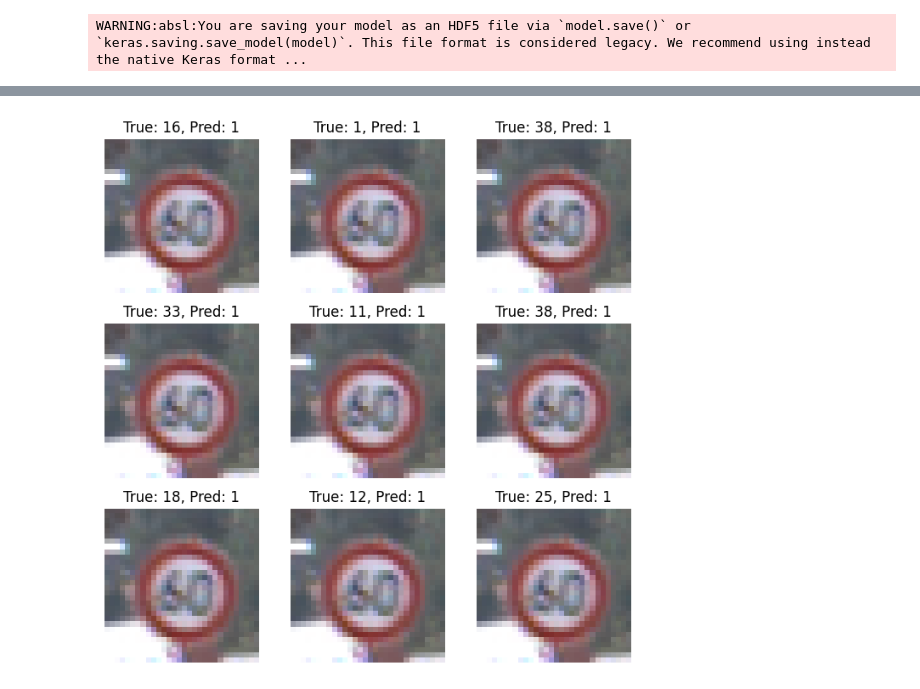
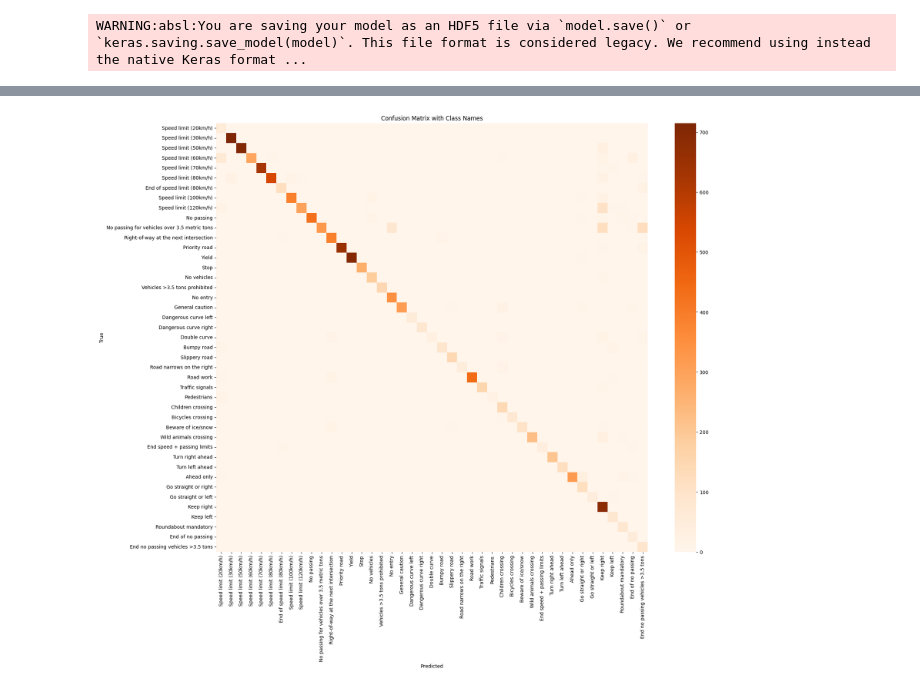
Before and after one commit to dvskabangira/Elevvo_Internship_Tasks, a Jupyter notebook: Task4_Traffic sign recognition/script.ipynb, the cells around one changed output, grey strips where cells are left out. Saved outputs shown, nothing was run; the diff lists cells and outputs as text; code cells hidden in the pictures.

```diff
--- a/Task4_Traffic sign recognition/script.ipynb
+++ b/Task4_Traffic sign recognition/script.ipynb
@@ -137,4 +109,4 @@ datagen = ImageDataGenerator(
     horizontal_flip=False,     # traffic signs usually not flipped
     fill_mode='nearest'        # fill pixels after transformations
 )
-datagen.fit(X_train)
+datagen.fit(x_train)
@@ -164,7 +118,7 @@ plt.show()
 model = Sequential()
 
 # Block 1
-model.add(Conv2D(32, (3,3), activation='relu', kernel_initializer='he_normal', padding='same', input_shape=X_train.shape[1:]))
+model.add(Conv2D(32, (3,3), activation='relu', kernel_initializer='he_normal', padding='same', input_shape=x_train.shape[1:]))
 model.add(BatchNormalization())
 model.add(Conv2D(32, (3,3), activation='relu', kernel_initializer='he_normal', padding='same'))
 model.add(BatchNormalization())
@@ -240,6 +194,6 @@ model.compile(
 # MODEL TRAINING
 #---------------------------------#
 
-eps = 20
-cnn_model = model.fit(X_train, y_train, batch_size=32, epochs=eps, validation_data=(X_test, y_test))
+eps = 30
+history = model.fit(x_train, y_train, batch_size=32, epochs=eps, validation_data=(x_test, y_test))
 # %% [output]
@@ -365,9 +286,46 @@ NameError: name 'pd' is not defined
 # %%
-plt.figure(figsize=(8,8))
-for i in range(9):
-    plt.subplot(3,3,i+1)
-    plt.imshow(X_test[i])
-    plt.title(f"True: {labels[i]}, Pred: {pred_classes[i]}")
-    plt.axis('off')
+#----------------------------------------#
+# PLOTTING CONFUSION MATRIX
+#----------------------------------------#
+
+
+# ✅ Define GTSRB class names (43 classes)
+class_names = [
+    "Speed limit (20km/h)", "Speed limit (30km/h)", "Speed limit (50km/h)",
+    "Speed limit (60km/h)", "Speed limit (70km/h)", "Speed limit (80km/h)",
+    "End of speed limit (80km/h)", "Speed limit (100km/h)", "Speed limit (120km/h)",
+    "No passing", "No passing for vehicles over 3.5 metric tons",
+    "Right-of-way at the next intersection", "Priority road", "Yield", "Stop",
+    "No vehicles", "Vehicles >3.5 tons prohibited", "No entry",
+    "General caution", "Dangerous curve left", "Dangerous curve right",
+    "Double curve", "Bumpy road", "Slippery road", "Road narrows on the right",
+    "Road work", "Traffic signals", "Pedestrians", "Children crossing",
+    "Bicycles crossing", "Beware of ice/snow", "Wild animals crossing",
+    "End speed + passing limits", "Turn right ahead", "Turn left ahead",
+    "Ahead only", "Go straight or right", "Go straight or left", "Keep right",
+    "Keep left", "Roundabout mandatory", "End of no passing",
+    "End no passing vehicles >3.5 tons"
+]
+
+# ✅ Predictions
+
+y_pred = model.predict(x_test)
+y_pred_classes = np.argmax(y_pred, axis=1)
+
+# ✅ Use labels directly (already integers)
+y_true = labels  # or y_test if it's integers already
+
+# Confusion matrix
+cm = confusion_matrix(y_true, y_pred_classes)
+
+plt.figure(figsize=(20, 16))
+sns.heatmap(cm, annot=False, cmap="Oranges", fmt="d",
+            xticklabels=class_names, yticklabels=class_names)
+
+plt.title("Confusion Matrix with Class Names")
+plt.xlabel("Predicted")
+plt.ylabel("True")
+plt.xticks(rotation=90)
+plt.yticks(rotation=0)
 plt.show()
 # %% [output]
@@ -374 +333 @@ plt.show()
-[figure, old version]
+[figure, new version]
```
Also changed, not shown: parts of 17 cells of this notebook.
